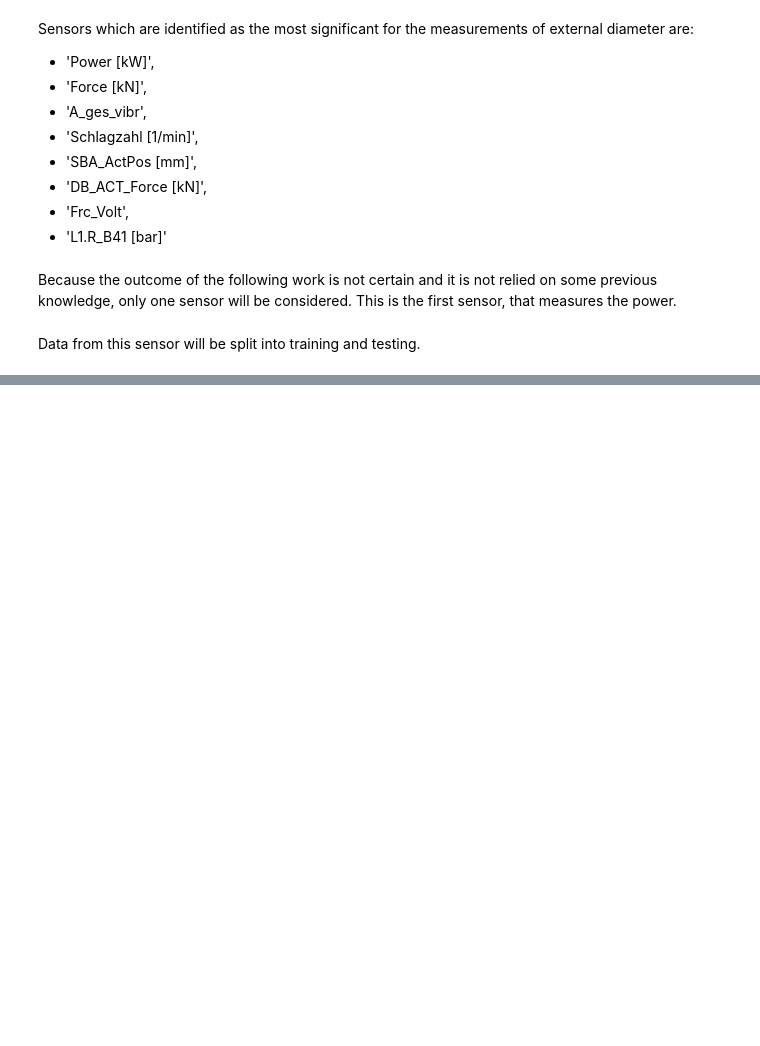
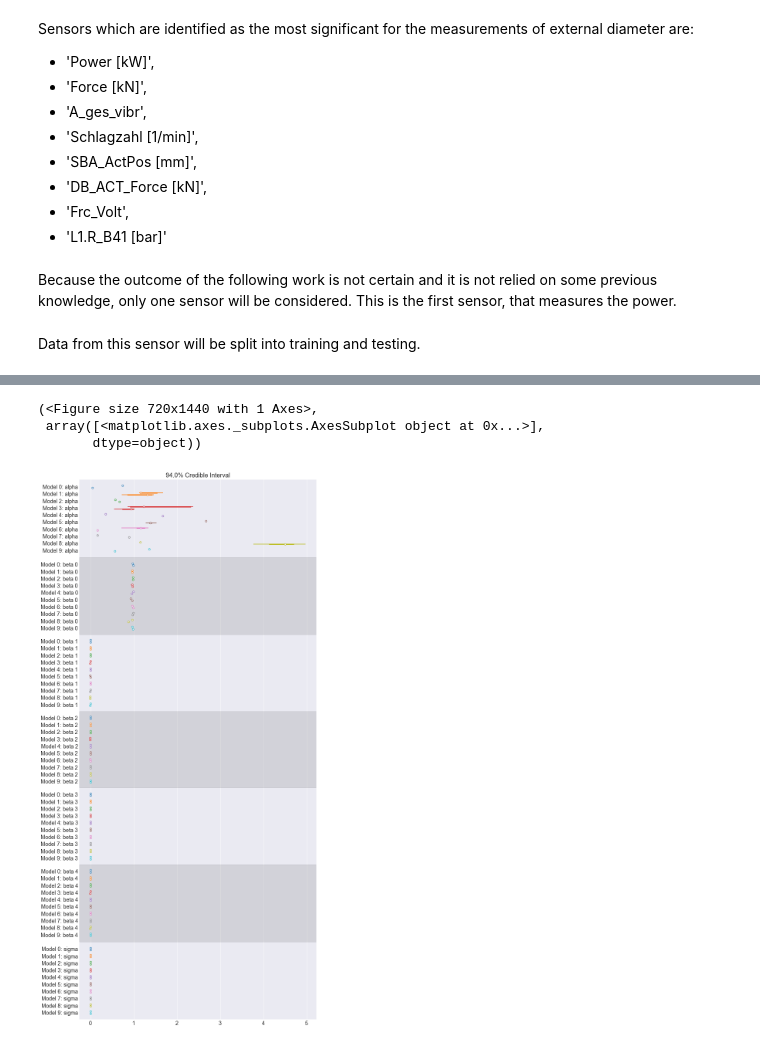
Before and after one commit to harislulic/Strathcylde_AFRC_machine_learning_tutorials, a Jupyter notebook: Untitled.ipynb, the cells around one changed output, grey strips where cells are left out. Saved outputs shown, nothing was run; the diff lists cells and outputs as text; code cells hidden in the pictures; blank space fills up the shorter version.

Commit message:
Try to perform BMA but only for couple of columns

```diff
--- a/Untitled.ipynb
+++ b/Untitled.ipynb
@@ -239,0 +306,13 @@ y_train.shape, y_test.shape
+# %%
+drawn_samples=draw_random_samples(10)
+# %%
+from sklearn.preprocessing import StandardScaler
+scale = StandardScaler()
+X_train_scale=[None]*len(drawn_samples)
+for i in range(len(drawn_samples)):
+    X_train_scale[i] = scale.fit_transform(drawn_samples[i])
+    X_train_scale[i]=pd.DataFrame(X_train_scale[i])
+    X_train_scale[i].columns=list1
+    X_train_scale[i].insert(0, "Diameter", y_train.values, allow_duplicates = False)
+    X_train_scale[i]=X_train_scale[i].drop(X_train_scale[i].columns[5:], axis=1)
+X_test_scale=scale.fit_transform(X_test)
@@ -239,0 +343,12 @@ y_train.shape, y_test.shape
+# %%
+traces=[None]*len(drawn_samples)
+model_rand=[None]*len(drawn_samples)
+for i in range(len(drawn_samples)):
+    with pm.Model() as model_rand[i]:
+        alpha = pm.Normal('alpha', mu=38, sigma=5)
+        beta = pm.Normal('beta', mu=0, sigma=1,shape=5)
+        sigma = pm.HalfNormal('sigma',5)
+
+        mu = alpha + pm.math.dot(beta, (X_train_scale[i]).T)
+        Diameter = pm.Normal('Diameter', mu=mu, sigma=sigma, observed=X_train_scale[i]['Diameter'])
+        traces[i] = pm.sample(10)
@@ -239,0 +373,9 @@ y_train.shape, y_test.shape
+# %%
+plt.style.use('seaborn-darkgrid')
+# %%
+pm.forestplot(traces, figsize=(10, 20))
+# %% [output]
+(<Figure size 720x1440 with 1 Axes>,
+ array([<matplotlib.axes._subplots.AxesSubplot object at 0x...>],
+       dtype=object))
+[figure, added]
```
Also changed, not shown: parts of 48 cells of this notebook.
